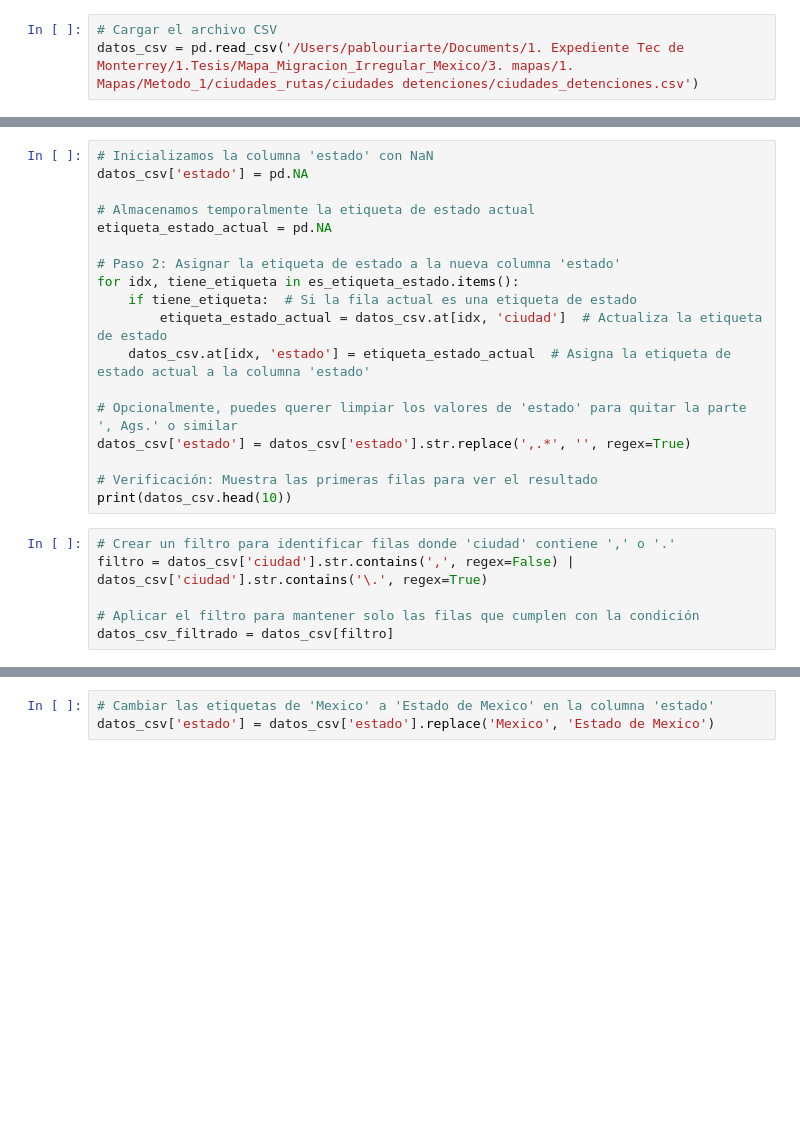
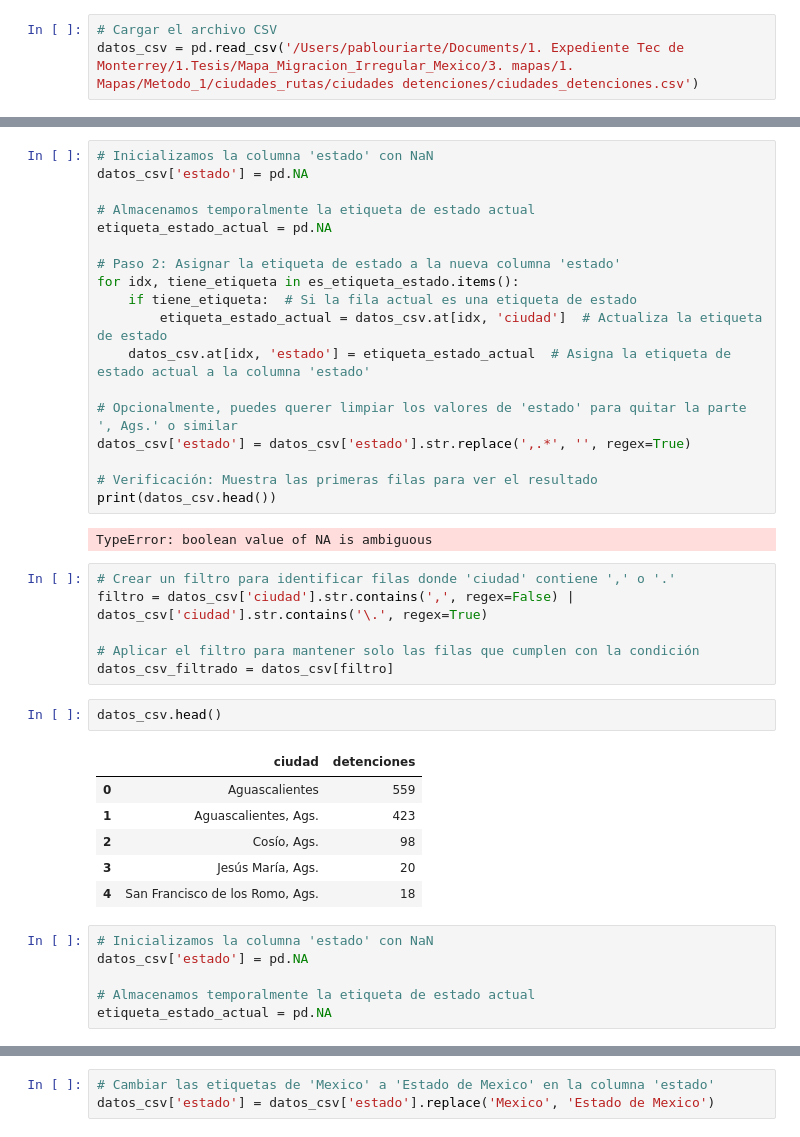
Before and after one commit to puriarter21/Mapa_Migracion_Irregular_Mexico, a Jupyter notebook: 3. mapas/1. Mapas/Metodo_1/ciudades_rutas/ciudades detenciones/mapeando_ciudades.ipynb, the cells around one changed output, grey strips where cells are left out. Saved outputs shown, nothing was run; the diff lists cells and outputs as text; blank space fills up the shorter version.

```diff
--- a/3. mapas/1. Mapas/Metodo_1/ciudades_rutas/ciudades detenciones/mapeando_ciudades.ipynb
+++ b/3. mapas/1. Mapas/Metodo_1/ciudades_rutas/ciudades detenciones/mapeando_ciudades.ipynb
@@ -43,10 +50,27 @@ for idx, tiene_etiqueta in es_etiqueta_estado.items():
 datos_csv['estado'] = datos_csv['estado'].str.replace(',.*', '', regex=True)
 
 # Verificación: Muestra las primeras filas para ver el resultado
-print(datos_csv.head(10))
+print(datos_csv.head())
+# %% [output]
+TypeError: boolean value of NA is ambiguous
 # %%
 # Crear un filtro para identificar filas donde 'ciudad' contiene ',' o '.'
 filtro = datos_csv['ciudad'].str.contains(',', regex=False) | datos_csv['ciudad'].str.contains('\.', regex=True)
 
 # Aplicar el filtro para mantener solo las filas que cumplen con la condición
 datos_csv_filtrado = datos_csv[filtro]
+# %%
+datos_csv.head()
+# %% [output]
+|  | ciudad | detenciones |
+| 0 | Aguascalientes | 559 |
+| 1 | Aguascalientes, Ags. | 423 |
+| 2 | Cosío, Ags. | 98 |
+| 3 | Jesús María, Ags. | 20 |
+| 4 | San Francisco de los Romo, Ags. | 18 |
+# %%
+# Inicializamos la columna 'estado' con NaN
+datos_csv['estado'] = pd.NA
+
+# Almacenamos temporalmente la etiqueta de estado actual
+etiqueta_estado_actual = pd.NA
```
Also changed, not shown: parts of 27 cells of this notebook, 2 other files.
